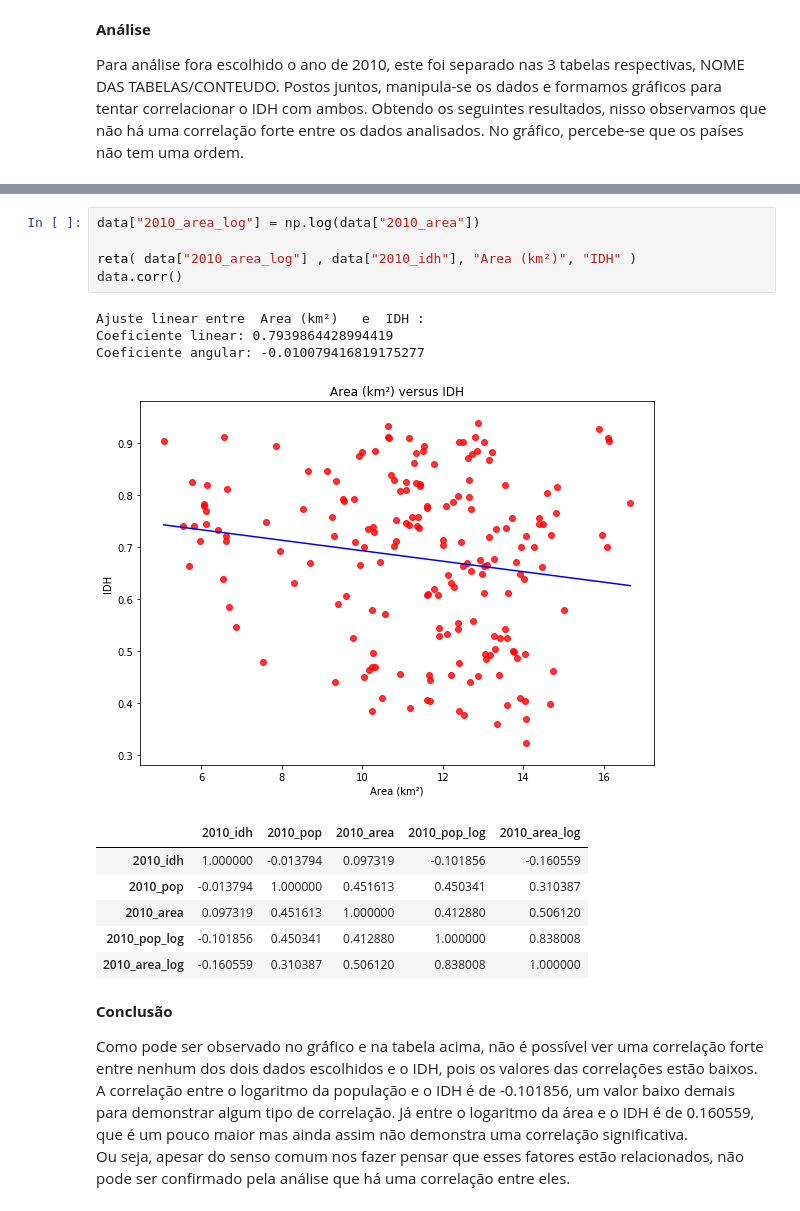
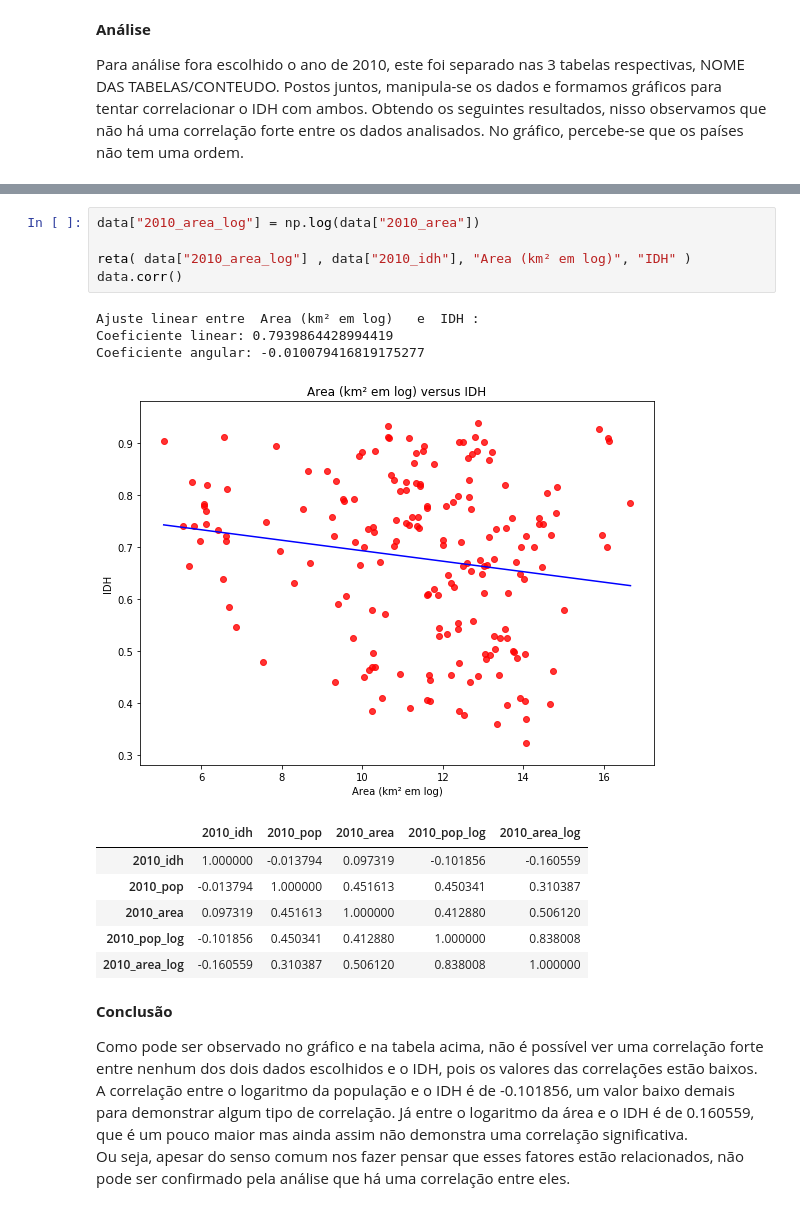
Before and after one commit to zMendes/Projeto-Ci-ncia-dos-Dados-01, a Jupyter notebook: Ciência dos Dados/projeto.ipynb, the cells around one changed output, grey strips where cells are left out. Saved outputs shown, nothing was run; the diff lists cells and outputs as text.

```diff
--- a/Ciência dos Dados/projeto.ipynb
+++ b/Ciência dos Dados/projeto.ipynb
@@ -105,13 +110,13 @@ Coeficiente angular: -0.007850739739943973
 # %%
 data["2010_area_log"] = np.log(data["2010_area"])
 
-reta( data["2010_area_log"] , data["2010_idh"], "Area (km²)", "IDH" )
+reta( data["2010_area_log"] , data["2010_idh"], "Area (km² em log)", "IDH" )
 data.corr()
 # %% [output]
-Ajuste linear entre  Area (km²)   e  IDH :
+Ajuste linear entre  Area (km² em log)   e  IDH :
 Coeficiente linear: 0.7939864428994419
 Coeficiente angular: -0.010079416819175277
-[figure, old version]
+[figure, new version]
 |  | 2010_idh | 2010_pop | 2010_area | 2010_pop_log | 2010_area_log |
 | 2010_idh | 1.000000 | -0.013794 | 0.097319 | -0.101856 | -0.160559 |
 | 2010_pop | -0.013794 | 1.000000 | 0.451613 | 0.450341 | 0.310387 |
```
Also changed, not shown: parts of 4 cells of this notebook.
